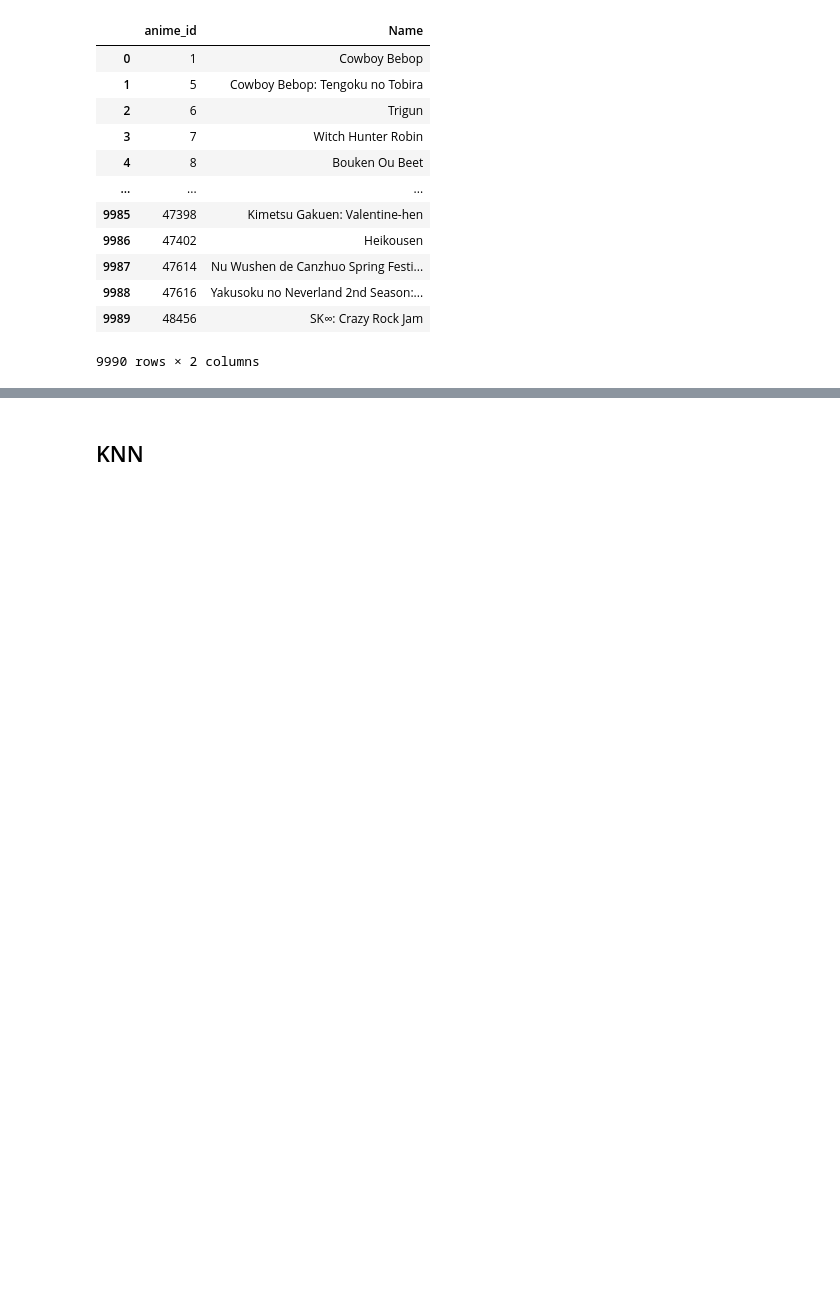
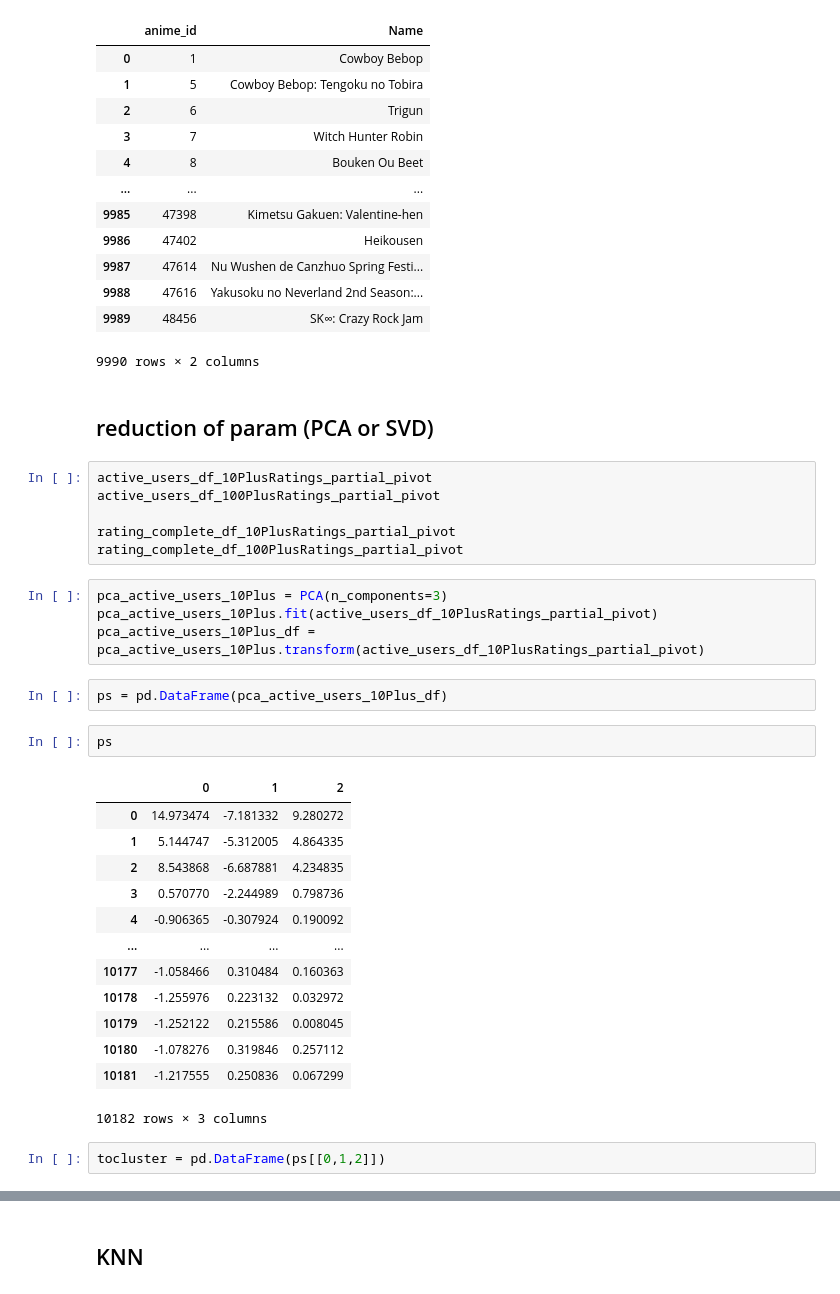
Before and after one commit to mijkami/Anime_Map, a Jupyter notebook: notebooks/Modelisation.ipynb, the cells around one changed output, grey strips where cells are left out. Saved outputs shown, nothing was run; the diff lists cells and outputs as text; blank space fills up the shorter version.

```diff
--- a/notebooks/Modelisation.ipynb
+++ b/notebooks/Modelisation.ipynb
@@ -303,3 +306,35 @@ anime_complete_id_name_df_100PlusRatings
 | 9988 | 47616 | Yakusoku no Neverland 2nd Season:... |
 | 9989 | 48456 | SK∞: Crazy Rock Jam |
 9990 rows × 2 columns
+# %% [markdown]
+## reduction of param (PCA or SVD)
+# %%
+active_users_df_10PlusRatings_partial_pivot
+active_users_df_100PlusRatings_partial_pivot
+
+rating_complete_df_10PlusRatings_partial_pivot
+rating_complete_df_100PlusRatings_partial_pivot
+# %%
+pca_active_users_10Plus = PCA(n_components=3)
+pca_active_users_10Plus.fit(active_users_df_10PlusRatings_partial_pivot)
+pca_active_users_10Plus_df = pca_active_users_10Plus.transform(active_users_df_10PlusRatings_partial_pivot)
+# %%
+ps = pd.DataFrame(pca_active_users_10Plus_df)
+# %%
+ps
+# %% [output]
+|  | 0 | 1 | 2 |
+| 0 | 14.973474 | -7.181332 | 9.280272 |
+| 1 | 5.144747 | -5.312005 | 4.864335 |
+| 2 | 8.543868 | -6.687881 | 4.234835 |
+| 3 | 0.570770 | -2.244989 | 0.798736 |
+| 4 | -0.906365 | -0.307924 | 0.190092 |
+| ... | ... | ... | ... |
+| 10177 | -1.058466 | 0.310484 | 0.160363 |
+| 10178 | -1.255976 | 0.223132 | 0.032972 |
+| 10179 | -1.252122 | 0.215586 | 0.008045 |
+| 10180 | -1.078276 | 0.319846 | 0.257112 |
+| 10181 | -1.217555 | 0.250836 | 0.067299 |
+10182 rows × 3 columns
+# %%
+tocluster = pd.DataFrame(ps[[0,1,2]])
```
Also changed, not shown: parts of 67 cells of this notebook.
